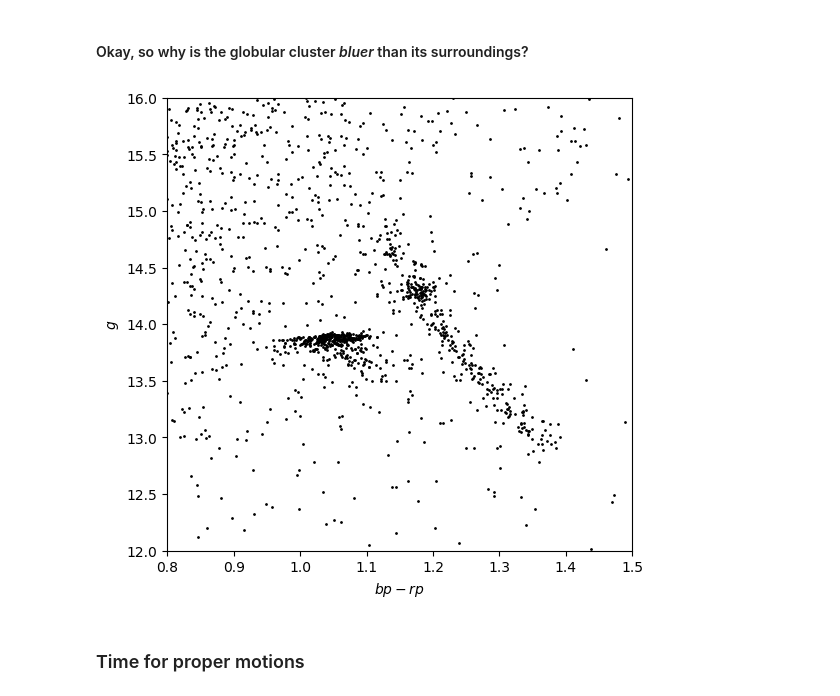
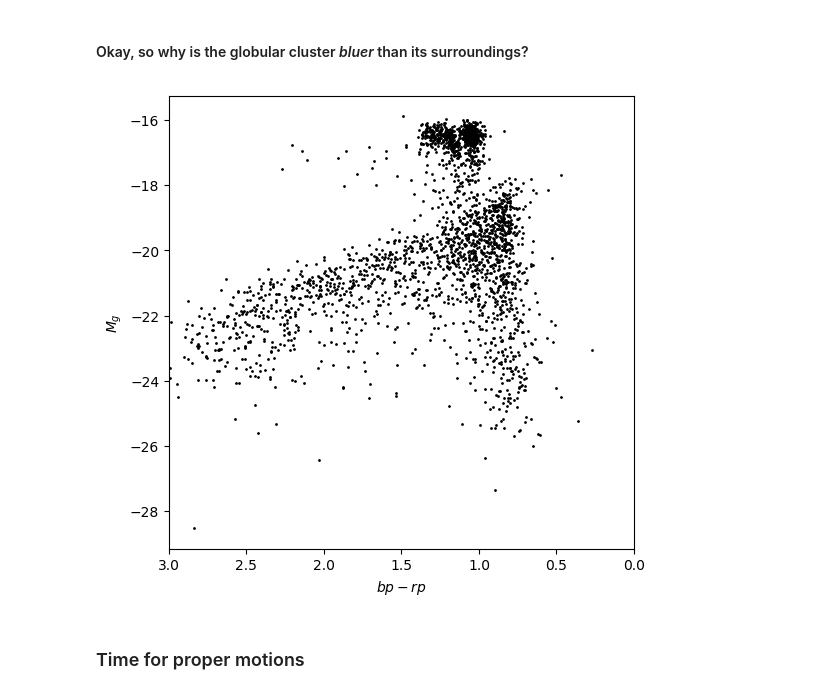
Before and after one commit to rutgers-physics-ml/gaia-dr2-hack, a Jupyter notebook: notebook/Explorations/Selecting globular clusters.ipynb, the cells around one changed output. Cells and saved outputs as stored; diff of their text form; code cells hidden in the pictures.

```diff
--- a/notebook/Explorations/Selecting globular clusters.ipynb
+++ b/notebook/Explorations/Selecting globular clusters.ipynb
@@ -78,14 +78,16 @@ plt.show()
 #### Okay, so why is the globular cluster *bluer* than its surroundings?
 # %%
 plt.figure(figsize=(6, 6), dpi=100)
-plt.scatter(df.bp_rp, df.phot_g_mean_mag, c='k', s=1.)
 
-plt.xlim(0.8, 1.5)
-plt.ylim(12, 16)
-plt.ylabel('$g$')
+DM = df.phot_g_mean_mag - 5 * (np.log10(1 / (1000 * df.parallax)) - 1)
+
+plt.scatter(df.bp_rp, df.phot_g_mean_mag - DM, c='k', s=1.)
+
+plt.xlim(3, 0)
+plt.ylabel('$M_g$')
 plt.xlabel('$bp - rp$');
 # %% [output]
-[figure, old version]
+[figure, new version]
 # %% [markdown]
 ### Time for proper motions
 # %%
```
Also changed, not shown: parts of 5 cells of this notebook, 1 other file.
